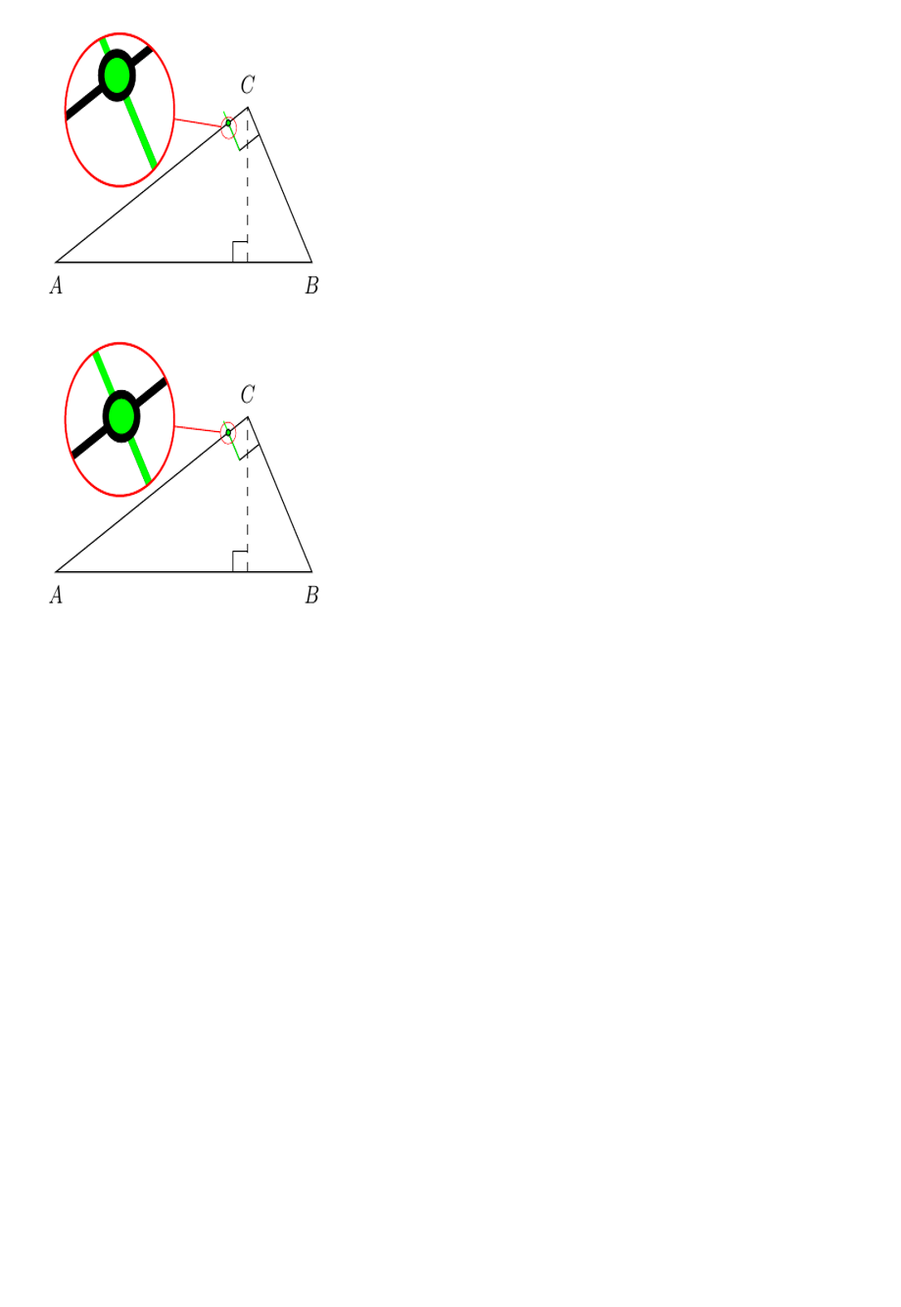
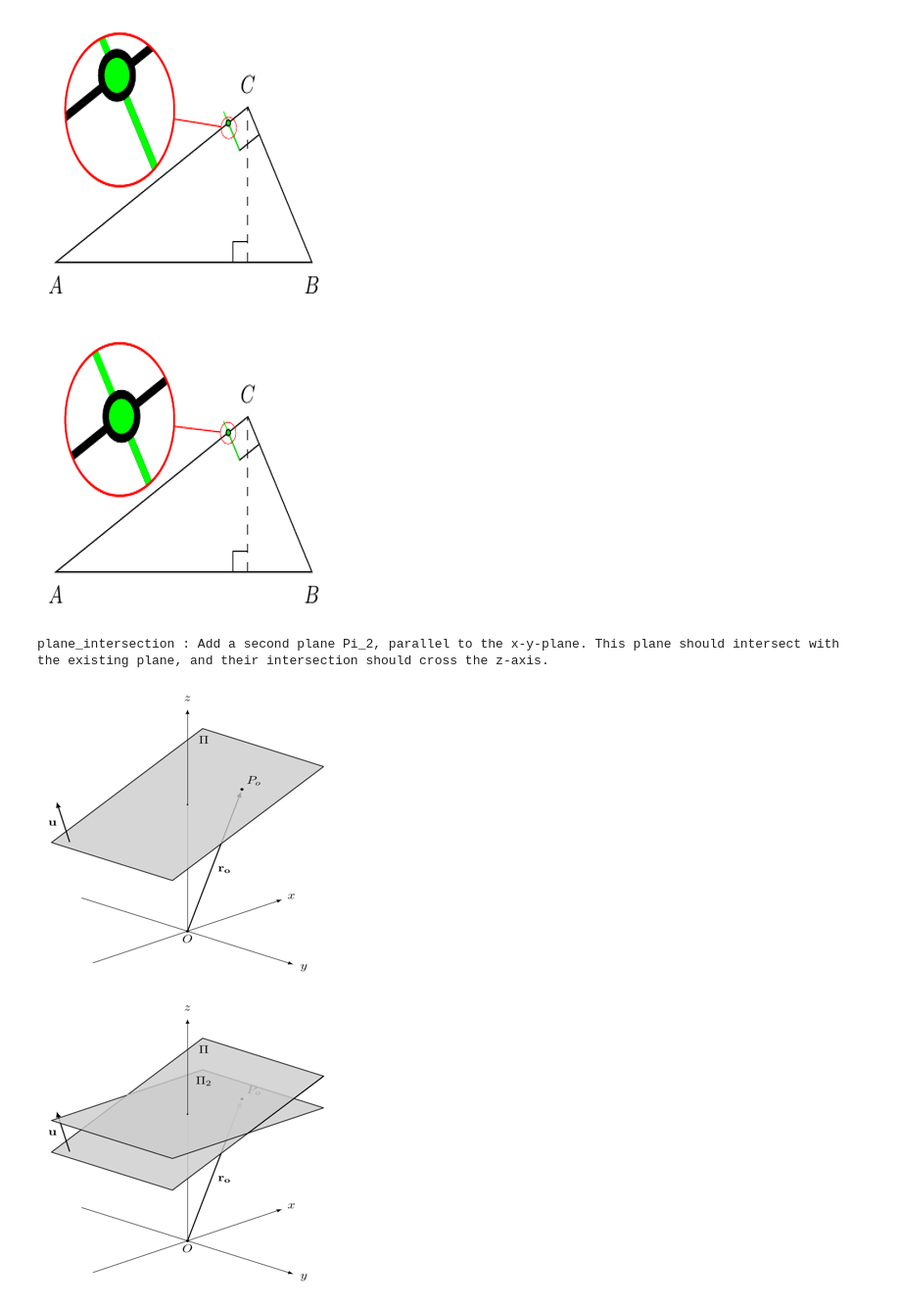
Before and after one commit to IV2C/VIFagent, a Jupyter notebook: notebooks/oracle_creation/manual_oracle_creation.ipynb, the cells around one changed output. Shown at 98% size. Drawn from its saved outputs; the diff is of its cells as text; code cells hidden in the pictures; blank space fills up the shorter version.

```diff
--- a/notebooks/oracle_creation/manual_oracle_creation.ipynb
+++ b/notebooks/oracle_creation/manual_oracle_creation.ipynb
@@ -28,3 +26,13 @@ for row in ds.iter(1):
 zoomedtriangle_centered : Center the zoom at the green intersection point.
 [figure]
 [figure]
+# %%
+i_d = 0
+# %%
+print(f"{ds[i_d]["id"]} : {ds[i_d]["instruction"]}")
+display(ds[i_d]["image_input"], ds[i_d]["image_solution"][0])
+i_d += 1
+# %% [output]
+plane_intersection : Add a second plane Pi_2, parallel to the x-y-plane. This plane should intersect with the existing plane, and their intersection should cross the z-axis.
+[figure, added]
+[figure, added]
```
Also changed, not shown: parts of 2 cells of this notebook, 24 other files.
